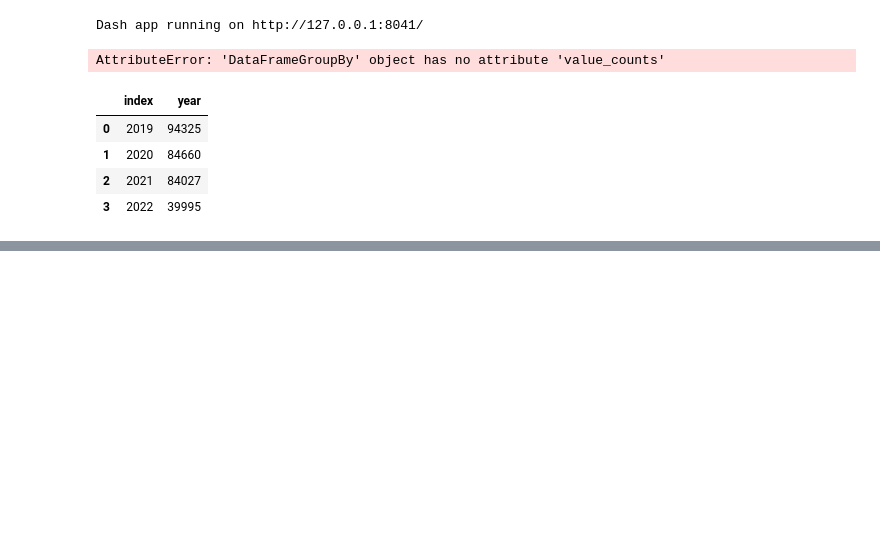
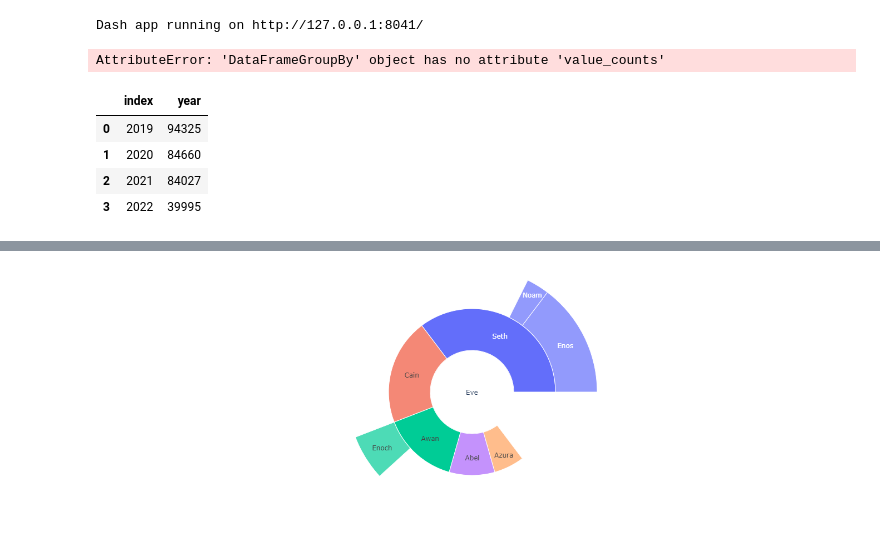
Before and after one commit to GDLPLearning/Sentiment-Analysis-for-the-MDP, a Jupyter notebook: dash_app/pages/Untitled.ipynb, the cells around one changed output, grey strips where cells are left out. Saved outputs shown, nothing was run; the diff lists cells and outputs as text; code cells hidden in the pictures; blank space fills up the shorter version.

```diff
--- a/dash_app/pages/Untitled.ipynb
+++ b/dash_app/pages/Untitled.ipynb
@@ -165,0 +269,13 @@ df.head()
+# %%
+import plotly.graph_objects as go
+
+fig =go.Figure(go.Sunburst(
+    labels=["Eve", "Cain", "Seth", "Enos", "Noam", "Abel", "Awan", "Enoch", "Azura"],
+    parents=["", "Eve", "Eve", "Seth", "Seth", "Eve", "Eve", "Awan", "Eve" ],
+    values=[10, 14, 12, 10, 2, 6, 6, 4, 4],
+))
+fig.update_layout(margin = dict(t=0, l=0, r=0, b=0))
+
+fig.show()
+# %% [output]
+[figure, added]
```
Also changed, not shown: parts of 7 cells of this notebook, 1 other file.
